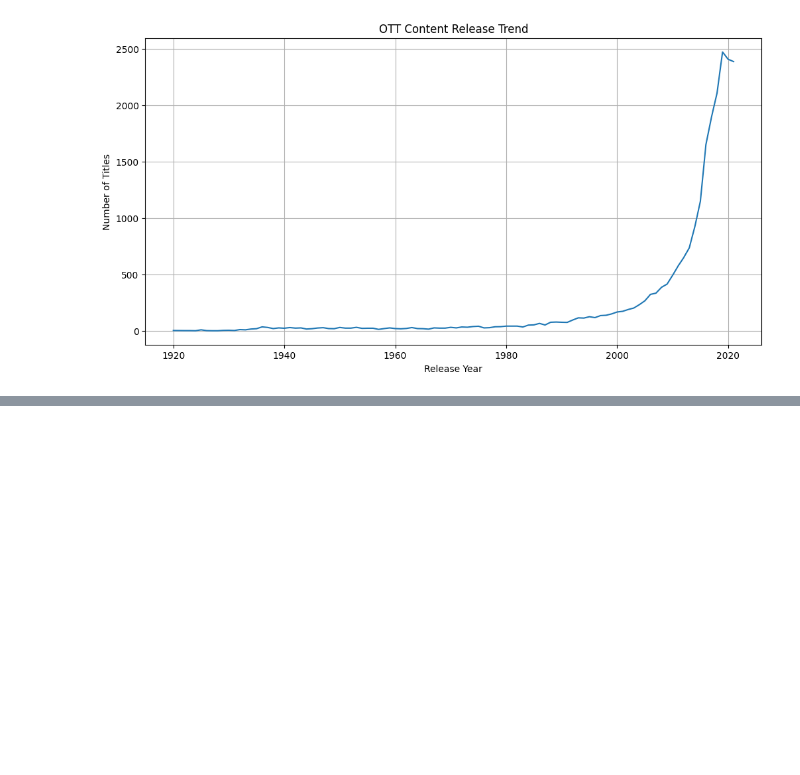
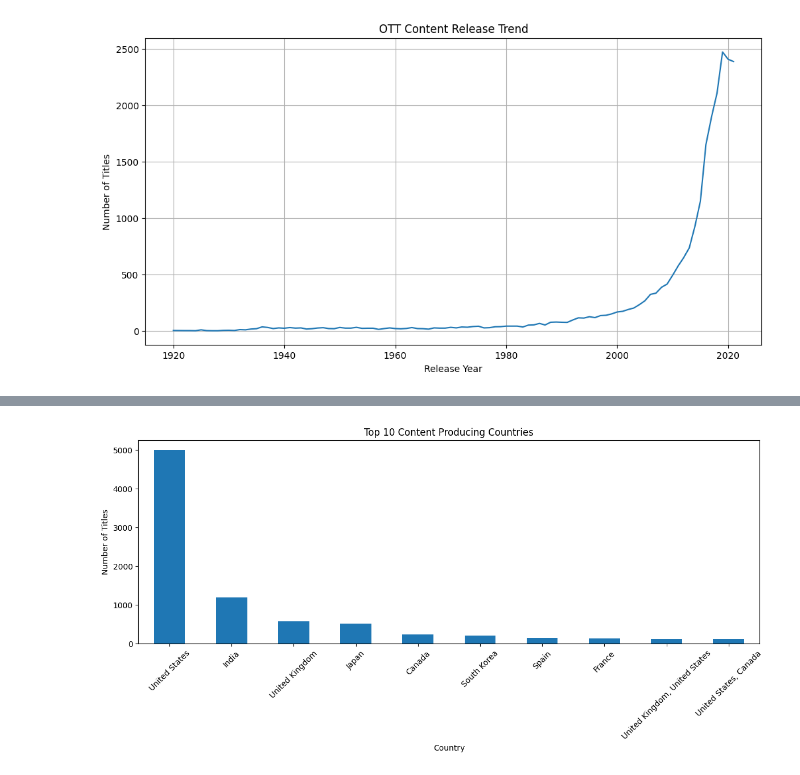
Before and after one commit to sagudamgirish/OTT-Audience-Intelligence-Dashboard, a Jupyter notebook: notebooks/01_OTT_Data_Preparation_and_EDA.ipynb, the cells around one changed output, grey strips where cells are left out. Cells and saved outputs as stored; diff of their text form; code cells hidden in the pictures; blank space fills up the shorter version.

```diff
--- a/notebooks/01_OTT_Data_Preparation_and_EDA.ipynb
+++ b/notebooks/01_OTT_Data_Preparation_and_EDA.ipynb
@@ -265,0 +367,12 @@ Name: release_year, dtype: int64
+# %%
+top_countries = (dataset_02[dataset_02["country"] != "Unknown"]["country"].value_counts().head(10))
+plt.figure(figsize=(12,6))
+top_countries.plot(kind="bar")
+plt.title("Top 10 Content Producing Countries")
+plt.xlabel("Country")
+plt.ylabel("Number of Titles")
+plt.xticks(rotation=45)
+plt.tight_layout()
+plt.show()
+# %% [output]
+[figure, added]
```
Also changed, not shown: parts of 35 cells of this notebook, 1 other file.
